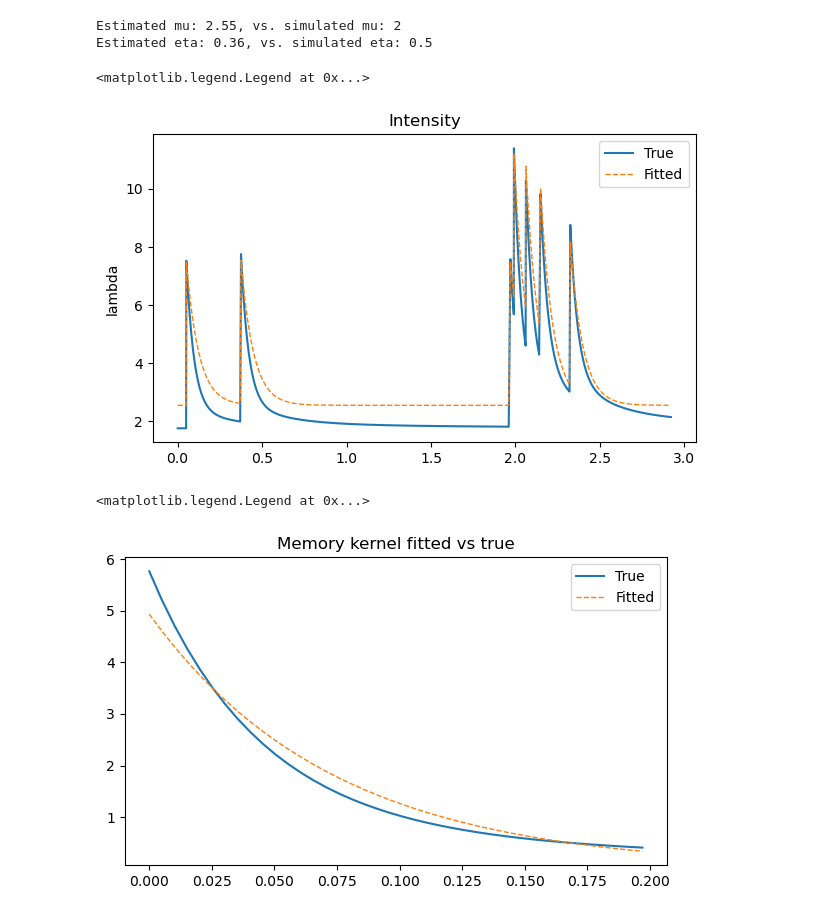
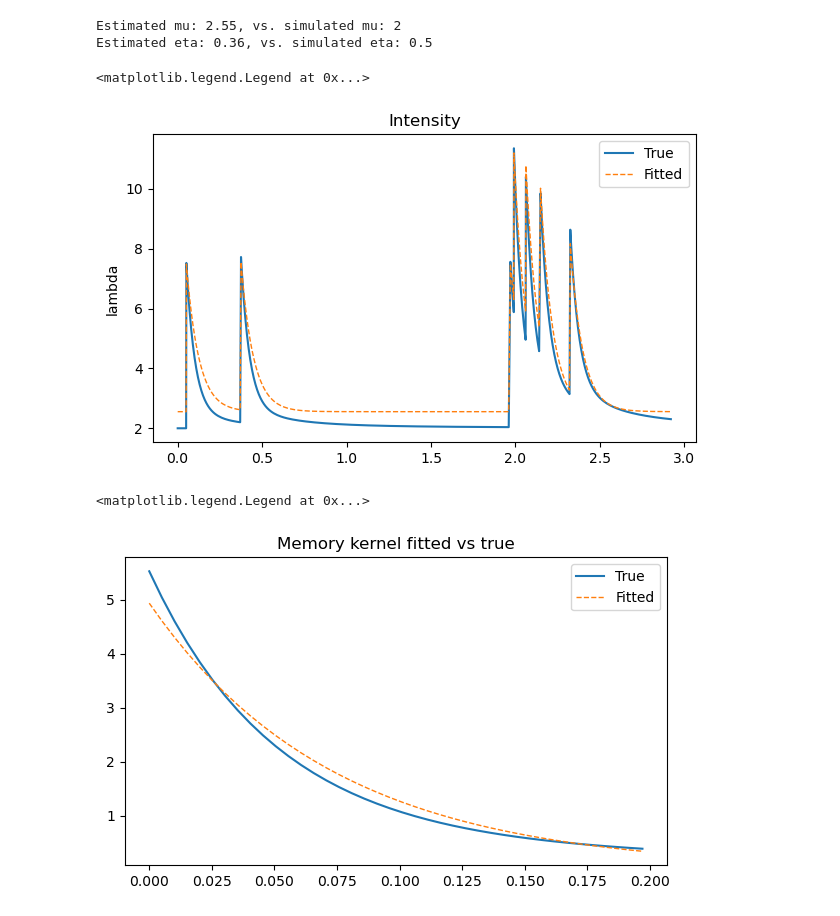
Before and after one commit to Simbold/HawkesPyLib, a Jupyter notebook: Examples/SimpleExample.ipynb, the cells around one changed output. Cells and saved outputs as stored; diff of their text form; code cells hidden in the pictures.

```diff
--- a/Examples/SimpleExample.ipynb
+++ b/Examples/SimpleExample.ipynb
@@ -86,7 +86,7 @@ Estimated eta: 0.36, vs. simulated eta: 0.5
 # %%
 # compute the estimated and the true intensity
 step_size = 0.01
-intensity_true = PowlawEstimator.intensity(step_size)
+intensity_true = PowlawSimulator.intensity(step_size)
 intensity_fitted = ExpoEstimator.intensity(step_size)
 
 # plot intensity
@@ -100,21 +100,21 @@ ax.set_ylabel("lambda")
 ax.legend()
 # %% [output]
 <matplotlib.legend.Legend at 0x...>
-[figure, old version]
+[figure, new version]
 # %%
 # compute the memory kernel values
 times = np.linspace(0, 0.5, 10**2)
-kernel_true = PowlawEstimator.kernel_values(times)
+kernel_true = PowlawSimulator.kernel_values(times)
 kernel_fitted = ExpoEstimator.kernel_values(times)
 
 # plot memory kernel
 fig, ax = plt.subplots(1, figsize=(7, 4))
 end = 40
 start = 0
 ax.plot(times[start:end], kernel_true[start:end], label="True")
 ax.plot(times[start:end], kernel_fitted[start:end], label="Fitted", linewidth=1, linestyle="dashed")
 ax.set_title("Memory kernel fitted vs true")
 ax.legend()
 # %% [output]
 <matplotlib.legend.Legend at 0x...>
-[figure, old version]
+[figure, new version]
```
Also changed, not shown: 24 other files.
